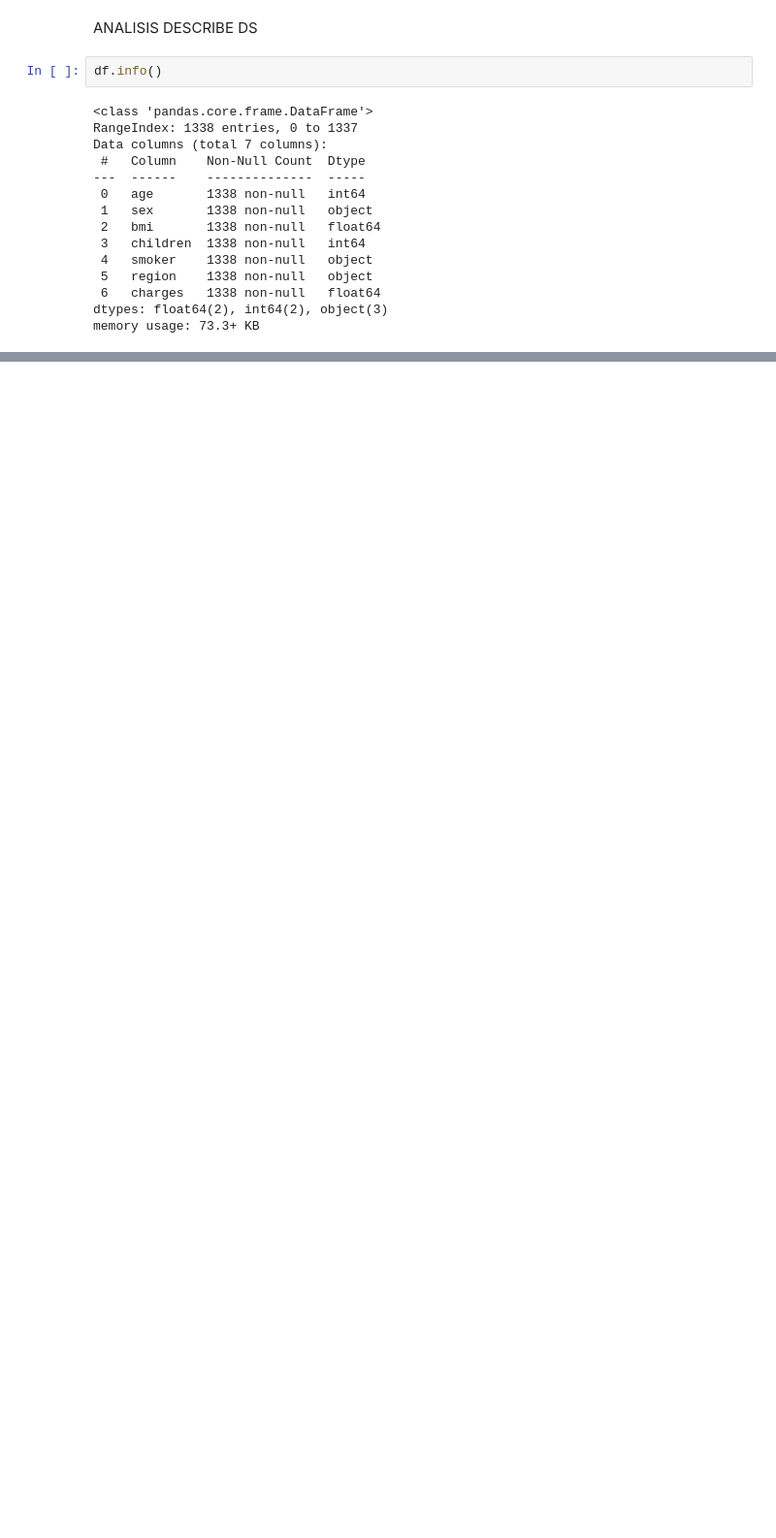
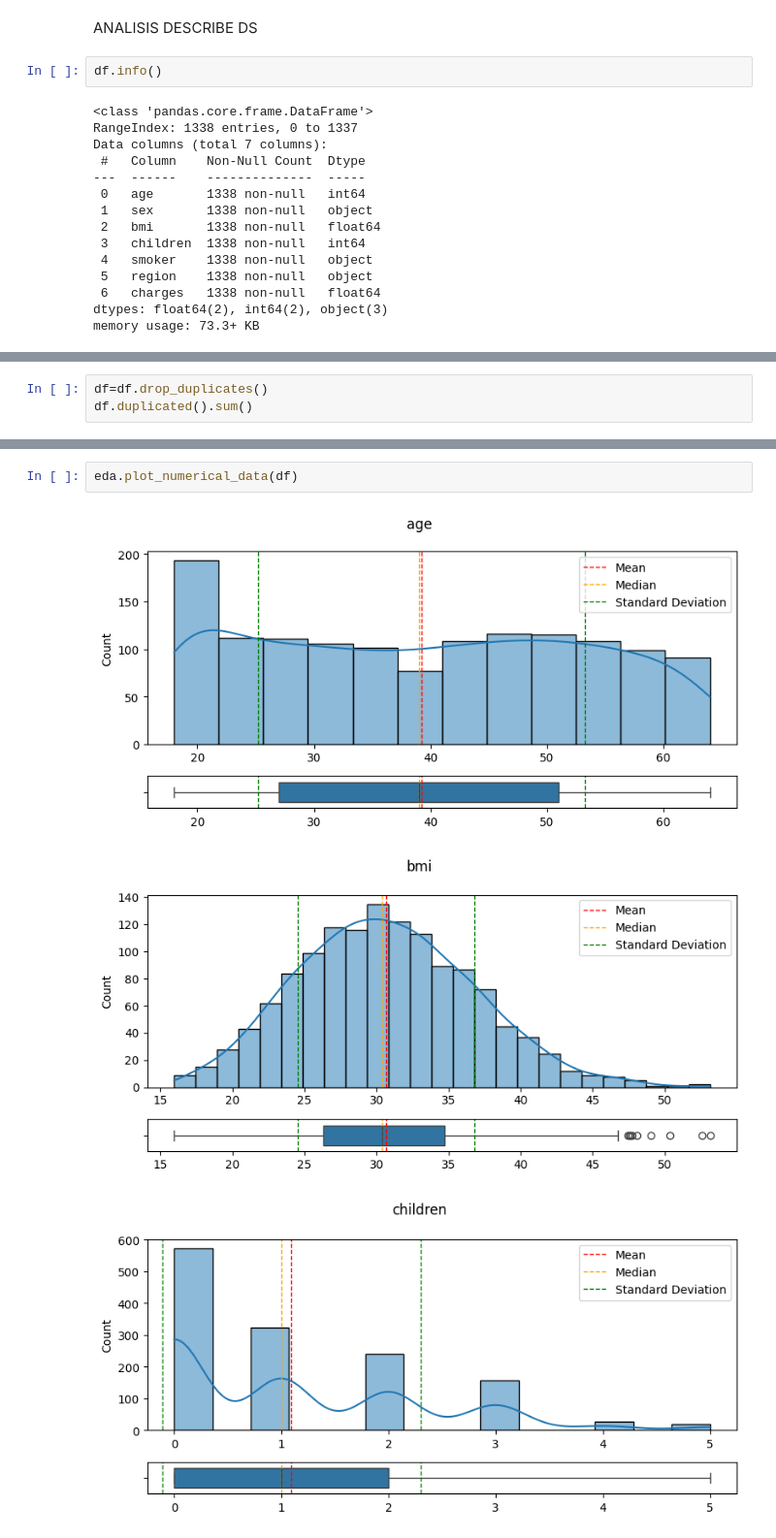
Before and after one commit to 4GeeksAcademy/JESE-DAVID-REGRESION_LINEAL-PROJECT, a Jupyter notebook: src/explore.ipynb, the cells around one changed output, grey strips where cells are left out. Shown at 97% size. Cells and saved outputs as stored; diff of their text form; blank space fills up the shorter version.

```diff
--- a/src/explore.ipynb
+++ b/src/explore.ipynb
@@ -55,0 +66,3 @@ df.describe().T
+# %%
+df=df.drop_duplicates()
+df.duplicated().sum()
@@ -55,0 +87,6 @@ df.describe().T
+# %%
+eda.plot_numerical_data(df)
+# %% [output]
+[figure, added]
+[figure, added]
+[figure, added]
```
Also changed, not shown: parts of 15 cells of this notebook, 1 other file.
